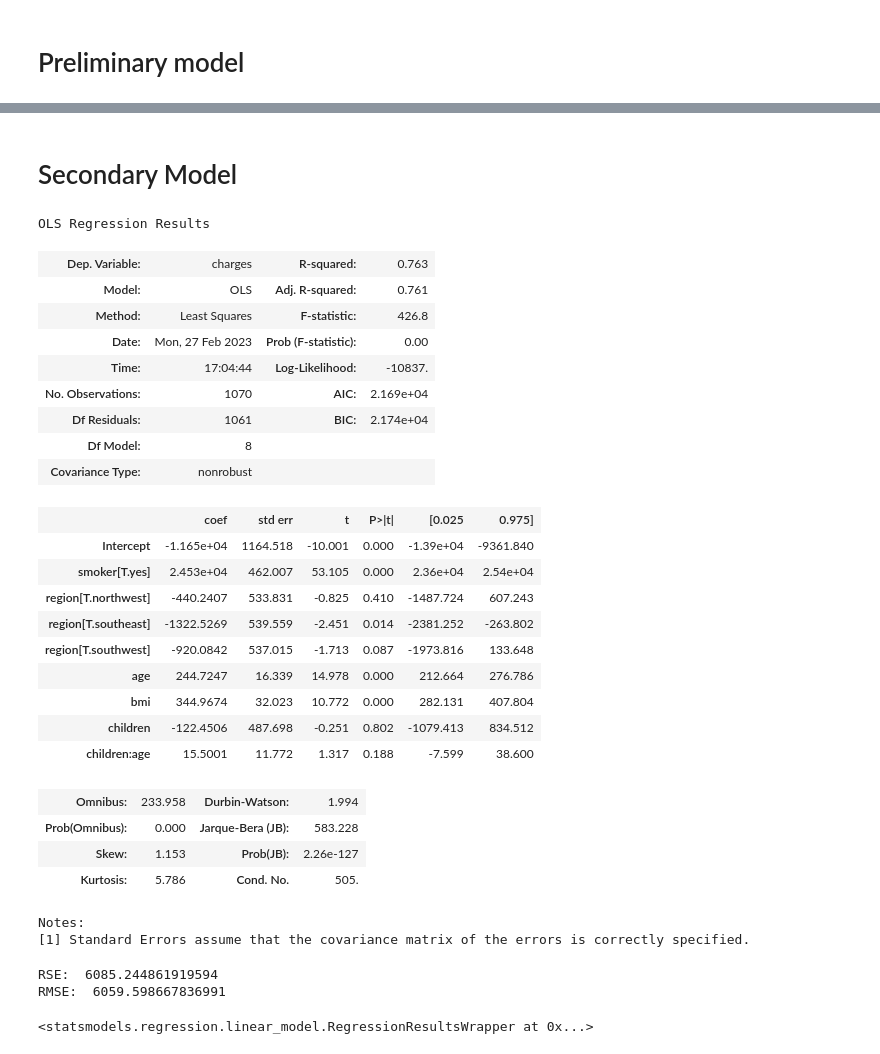
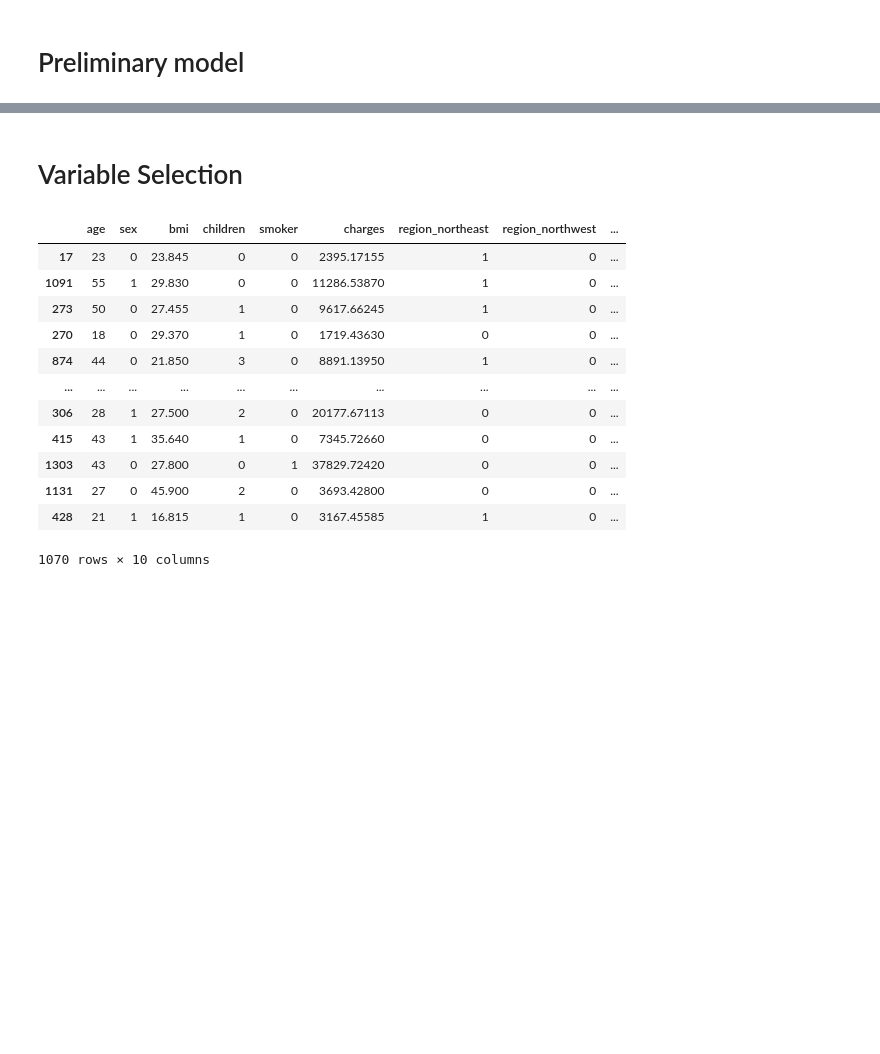
Before and after one commit to nataliekhao/STAT303-2-Project, a Jupyter notebook: Insurance project.ipynb, the cells around one changed output, grey strips where cells are left out. Cells and saved outputs as stored; diff of their text form; code cells hidden in the pictures; blank space fills up the shorter version.

```diff
--- a/Insurance project.ipynb
+++ b/Insurance project.ipynb
@@ -306,34 +181,18 @@ strong multicollinearity or other numerical problems.
-# %% [markdown]
-# Secondary Model
-# %%
-create_model(df = train, formula = 'charges ~ age + bmi + children + children*age + smoker + region')
-# %% [output]
-OLS Regression Results
-| Dep. Variable: | charges | R-squared: | 0.763 |
-| Model: | OLS | Adj. R-squared: | 0.761 |
-| Method: | Least Squares | F-statistic: | 426.8 |
-| Date: | Mon, 27 Feb 2023 | Prob (F-statistic): | 0.00 |
-| Time: | 17:04:44 | Log-Likelihood: | -10837. |
-| No. Observations: | 1070 | AIC: | 2.169e+04 |
-| Df Residuals: | 1061 | BIC: | 2.174e+04 |
-| Df Model: | 8 |  |  |
-| Covariance Type: | nonrobust |  |  |
-|  | coef | std err | t | P>|t| | [0.025 | 0.975] |
-| Intercept | -1.165e+04 | 1164.518 | -10.001 | 0.000 | -1.39e+04 | -9361.840 |
-| smoker[T.yes] | 2.453e+04 | 462.007 | 53.105 | 0.000 | 2.36e+04 | 2.54e+04 |
-| region[T.northwest] | -440.2407 | 533.831 | -0.825 | 0.410 | -1487.724 | 607.243 |
-| region[T.southeast] | -1322.5269 | 539.559 | -2.451 | 0.014 | -2381.252 | -263.802 |
-| region[T.southwest] | -920.0842 | 537.015 | -1.713 | 0.087 | -1973.816 | 133.648 |
-| age | 244.7247 | 16.339 | 14.978 | 0.000 | 212.664 | 276.786 |
-| bmi | 344.9674 | 32.023 | 10.772 | 0.000 | 282.131 | 407.804 |
-| children | -122.4506 | 487.698 | -0.251 | 0.802 | -1079.413 | 834.512 |
-| children:age | 15.5001 | 11.772 | 1.317 | 0.188 | -7.599 | 38.600 |
-| Omnibus: | 233.958 | Durbin-Watson: | 1.994 |
-| Prob(Omnibus): | 0.000 | Jarque-Bera (JB): | 583.228 |
-| Skew: | 1.153 | Prob(JB): | 2.26e-127 |
-| Kurtosis: | 5.786 | Cond. No. | 505. |
-Notes:
-[1] Standard Errors assume that the covariance matrix of the errors is correctly specified.
-RSE:  6085.244861919594
-RMSE:  6059.598667836991
-<statsmodels.regression.linear_model.RegressionResultsWrapper at 0x...>
+# %% [markdown]
+# Variable Selection
+# %%
+train0
+# %% [output]
+|  | age | sex | bmi | children | smoker | charges | region_northeast | region_northwest | ... |
+| 17 | 23 | 0 | 23.845 | 0 | 0 | 2395.17155 | 1 | 0 | ... |
+| 1091 | 55 | 1 | 29.830 | 0 | 0 | 11286.53870 | 1 | 0 | ... |
+| 273 | 50 | 0 | 27.455 | 1 | 0 | 9617.66245 | 1 | 0 | ... |
+| 270 | 18 | 0 | 29.370 | 1 | 0 | 1719.43630 | 0 | 0 | ... |
+| 874 | 44 | 0 | 21.850 | 3 | 0 | 8891.13950 | 1 | 0 | ... |
+| ... | ... | ... | ... | ... | ... | ... | ... | ... | ... |
+| 306 | 28 | 1 | 27.500 | 2 | 0 | 20177.67113 | 0 | 0 | ... |
+| 415 | 43 | 1 | 35.640 | 1 | 0 | 7345.72660 | 0 | 0 | ... |
+| 1303 | 43 | 0 | 27.800 | 0 | 1 | 37829.72420 | 0 | 0 | ... |
+| 1131 | 27 | 0 | 45.900 | 2 | 0 | 3693.42800 | 0 | 0 | ... |
+| 428 | 21 | 1 | 16.815 | 1 | 0 | 3167.45585 | 1 | 0 | ... |
+1070 rows × 10 columns
```
Also changed, not shown: parts of 26 cells of this notebook.
